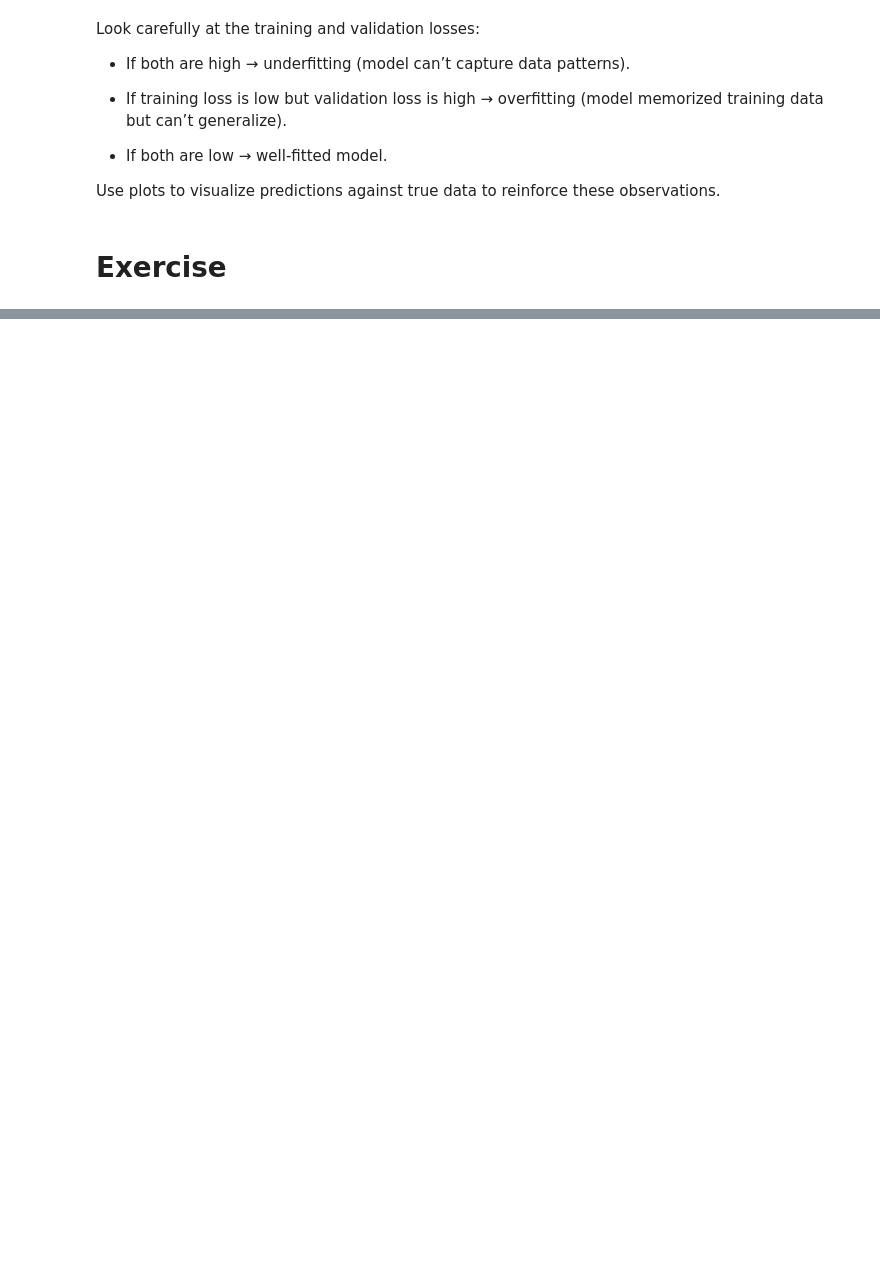
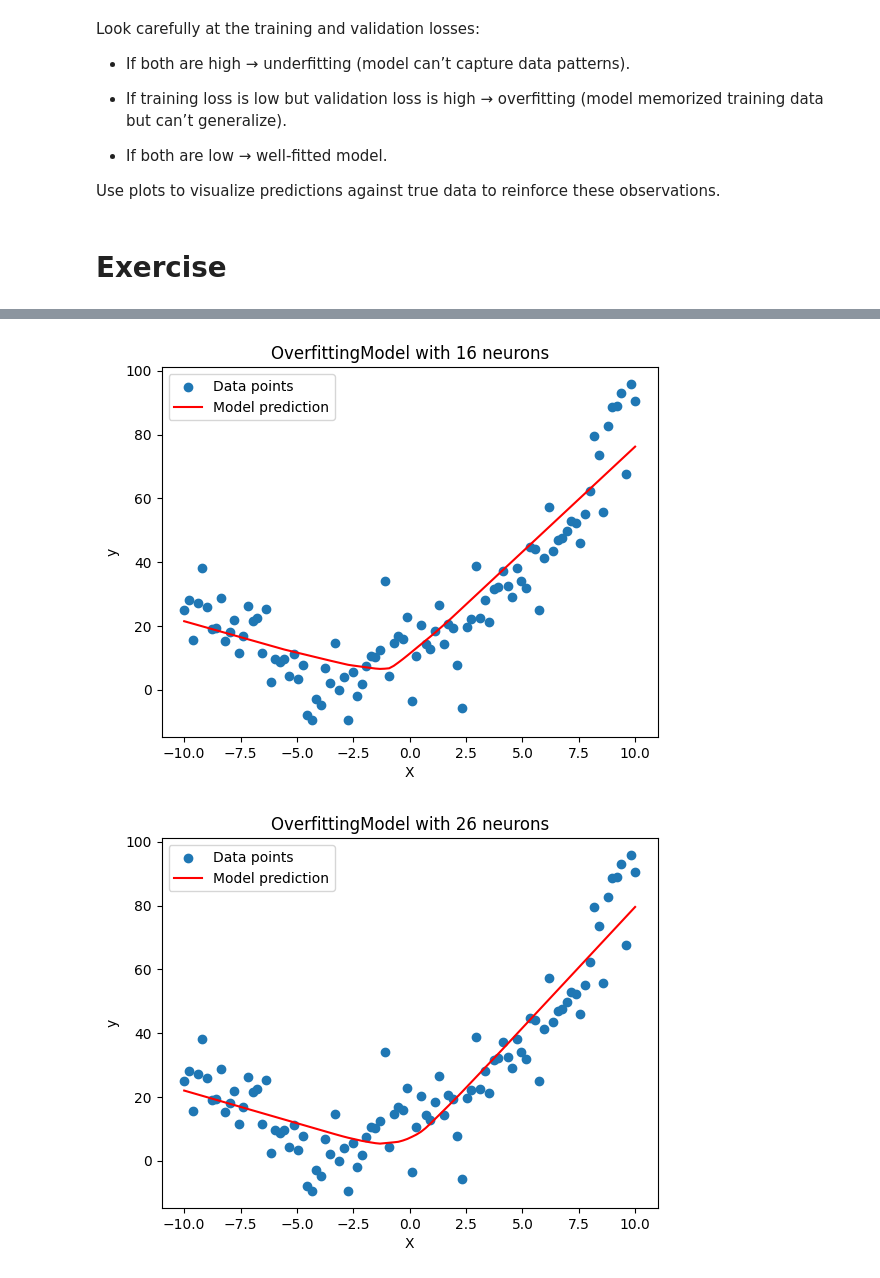
Before and after one commit to lahirumanulanka/ai-notebooks, a Jupyter notebook: 01_overfitting_underfitting.ipynb, the cells around one changed output, grey strips where cells are left out. Saved outputs shown, nothing was run; the diff lists cells and outputs as text; code cells hidden in the pictures; blank space fills up the shorter version.

Commit message:
Exercise 1, 2 and 3 done

```diff
--- a/01_overfitting_underfitting.ipynb
+++ b/01_overfitting_underfitting.ipynb
@@ -158,0 +181,16 @@ Use plots to visualize predictions against true data to reinforce these observat
+# %%
+# Exercise 2 - Change the number of neurons in the hidden layers of the OverfittingModel and find the right model architecture that reduces the overfitting issue
+neurons_list = [16, 26, 32, 64, 84, 128, 256]
+for neurons in neurons_list:
+    model.fc1 = nn.Linear(1, neurons)
+    model.fc2 = nn.Linear(neurons, neurons)
+    model.fc3 = nn.Linear(neurons, neurons)
+    model.fc4 = nn.Linear(neurons, neurons)
+    model.fc5 = nn.Linear(neurons, 1)
+    model = train_model(model, X, y, num_epochs=180)
+    plot_model(model, X, y, f'OverfittingModel with {neurons} neurons')
+
+# right model architecture is num_epochs are 180 and 32 neurons
+# %% [output]
+[figure, added]
+[figure, added]
```
Also changed, not shown: parts of 11 cells of this notebook.
